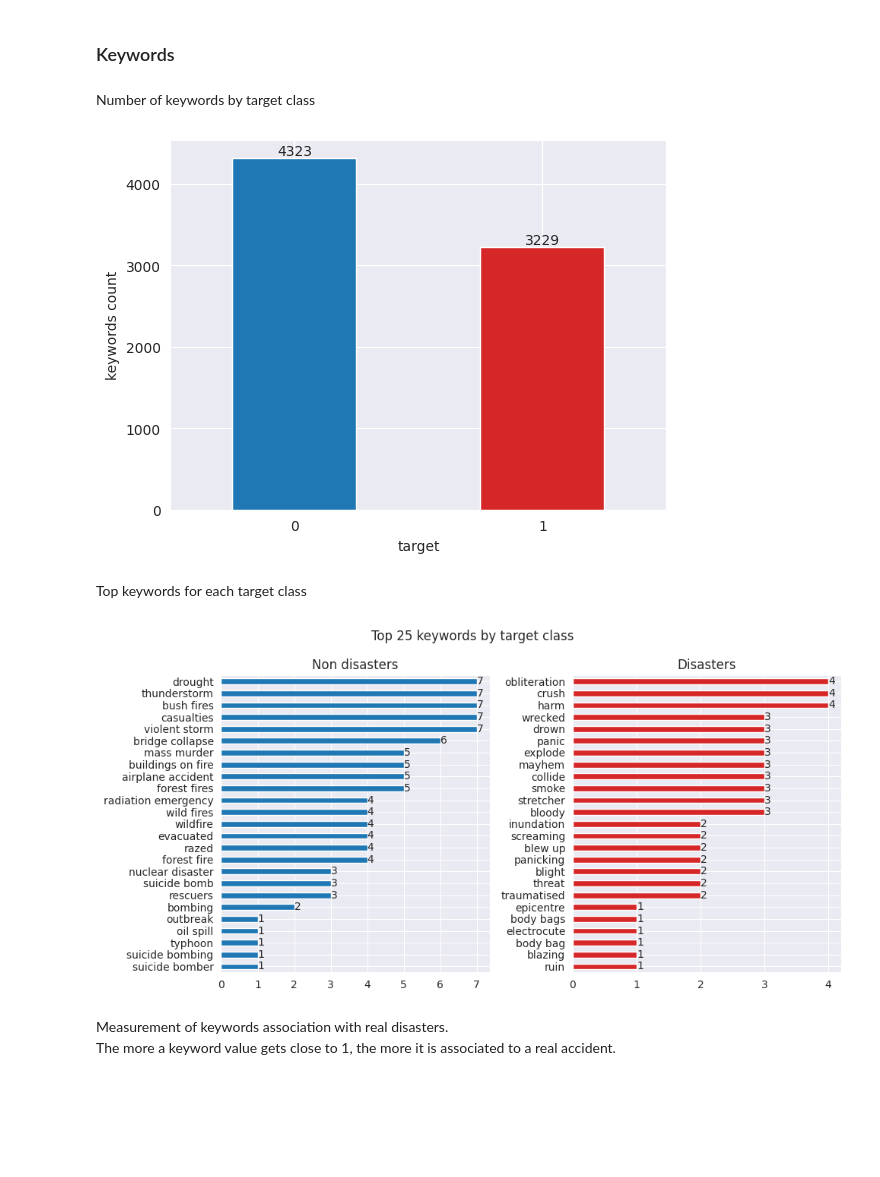
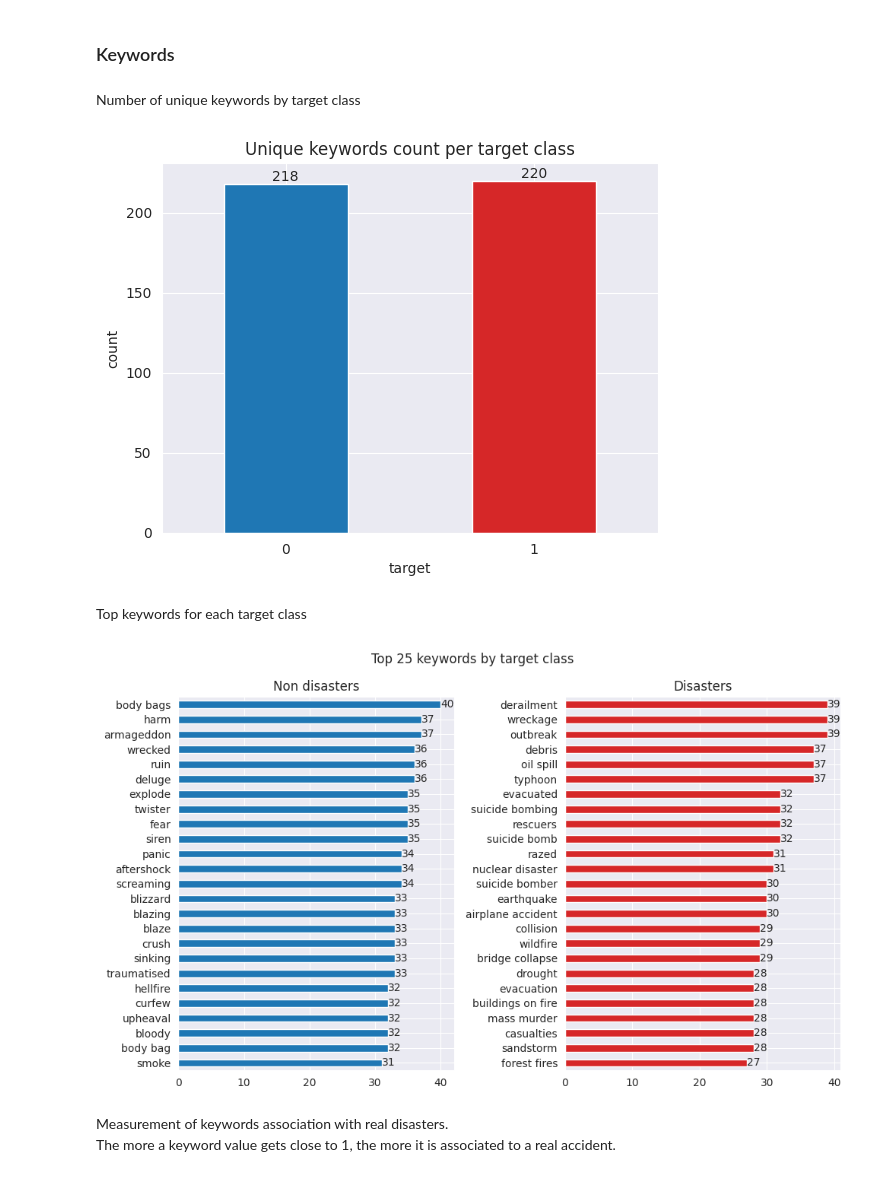
Before and after one commit to NanoClem/nlp-disasters-tweets, a Jupyter notebook: tweets_disasters_EDA.ipynb, the cells around one changed output. Drawn from its saved outputs; the diff is of its cells as text; code cells hidden in the pictures; blank space fills up the shorter version.

Commit message:
[fix] fix top keywords values on plot

```diff
--- a/tweets_disasters_EDA.ipynb
+++ b/tweets_disasters_EDA.ipynb
@@ -225,29 +225,32 @@ df_prep.head()
 # %% [markdown]
 ### Keywords
 # %% [markdown]
-Number of keywords by target class
+Number of unique keywords by target class
 # %%
-keywords_ct = df_prep.groupby("target")["keyword"].count()
+keywords_ct = df_prep.groupby("target")["keyword"].nunique()
+ax = keywords_ct.plot(kind="bar", rot=0, color=target_colors)
 
-ax = keywords_ct.plot(kind="bar", rot=0, color=target_colors)
-ax.set_ylabel("keywords count")
+ax.set_ylabel("count")
 ax.bar_label(ax.containers[0], labels=[val for val in ax.containers[0].datavalues])
+
+plt.title("Unique keywords count per target class")
 plt.show()
 # %% [output]
-[figure, old version]
+[figure, new version]
 # %% [markdown]
 Top keywords for each target class
 # %%
 n = 25
-fig, axs = plt.subplots(1, 2, figsize=(10, 5))
+fig, axs = plt.subplots(1, 2, figsize=(10, 6))
 fig.suptitle(f"Top {n} keywords by target class")
 
 for i, target in enumerate([("Non disasters", 0), ("Disasters", 1)]):
     t_title, t_class = target
     class_keywords = (
         df_prep.query(f"target == {t_class}")["keyword"]
-        .value_counts(ascending=True)
+        .value_counts()
         .head(n)
+        .sort_values()
     )
     class_keywords.plot(kind="barh", ax=axs[i], color=target_colors[i])
 
@@ -261,7 +264,7 @@ for i, target in enumerate([("Non disasters", 0), ("Disasters", 1)]):
 plt.tight_layout()
 plt.show()
 # %% [output]
-[figure, old version]
+[figure, new version]
 # %% [markdown]
 Measurement of keywords association with real disasters.
 The more a keyword value gets close to 1, the more it is associated to a real accident.
```
Also changed, not shown: parts of 1 cell of this notebook.
